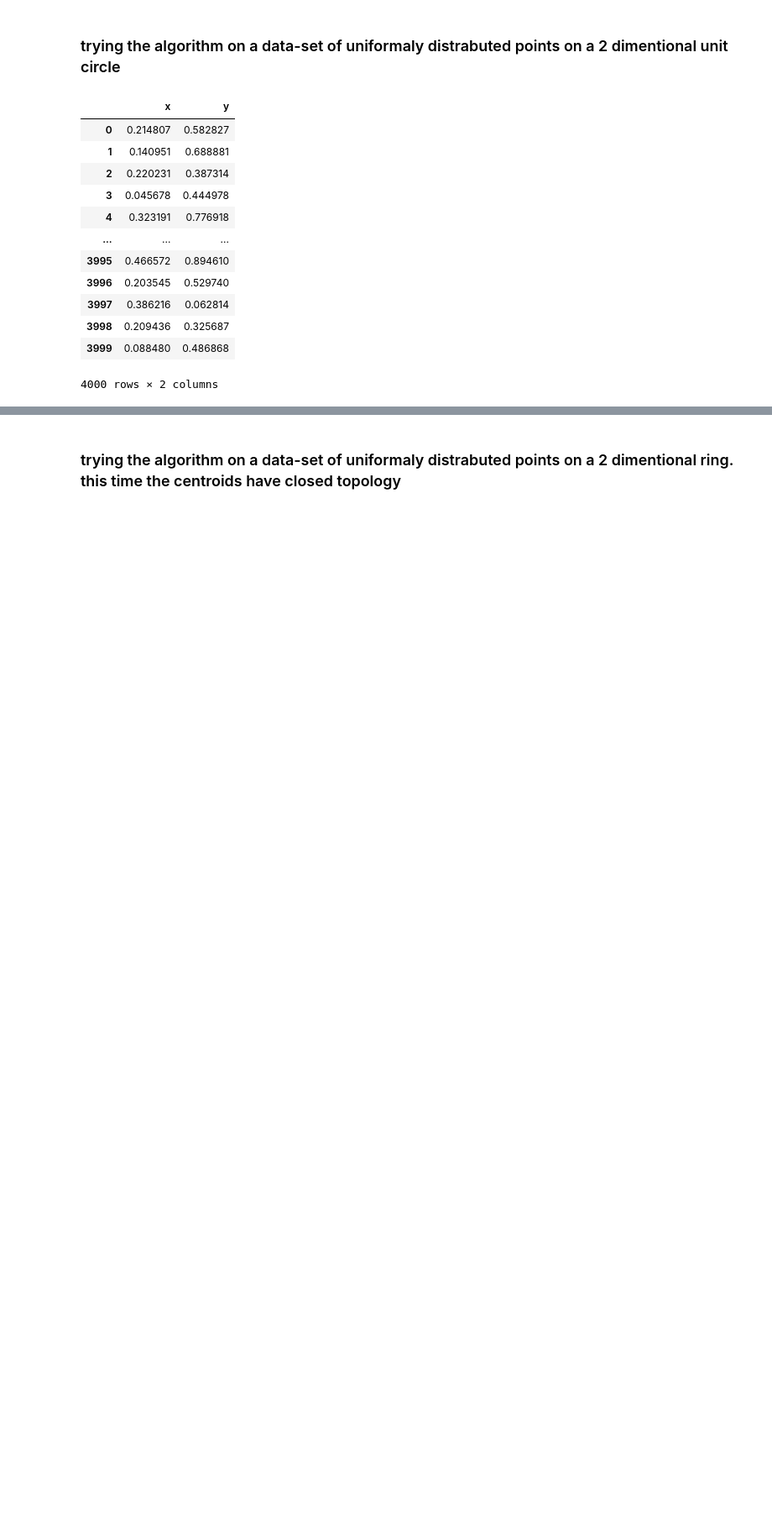
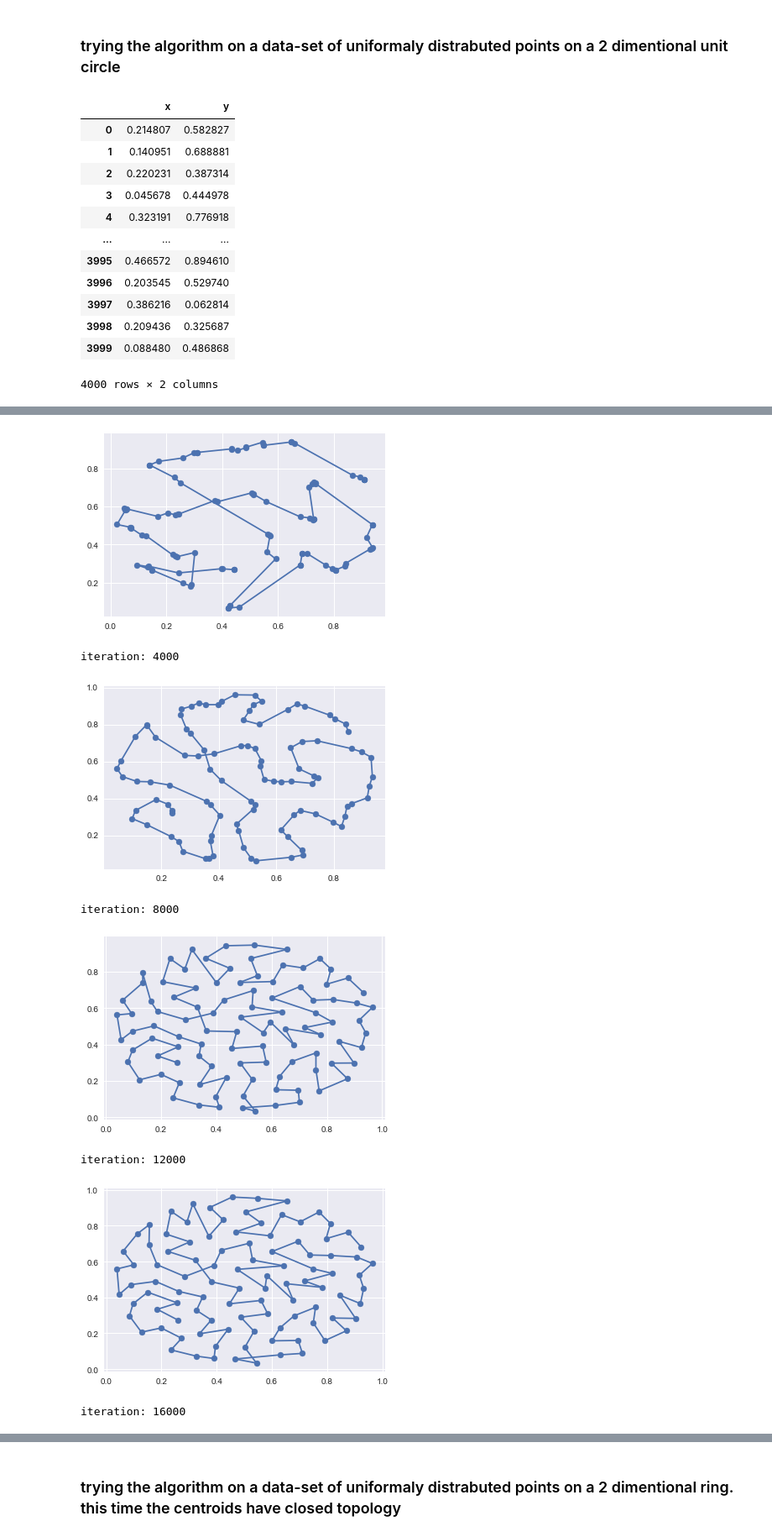
Before and after one commit to Israel0545488592/NeuralComputing2, a Jupyter notebook: Main_program .ipynb, the cells around one changed output, grey strips where cells are left out. Shown at 84% size. Cells and saved outputs as stored; diff of their text form; code cells hidden in the pictures; blank space fills up the shorter version.

```diff
--- a/Main_program .ipynb
+++ b/Main_program .ipynb
@@ -40,0 +62,12 @@ DataFrame([data[:, 0], data[:, 1]]).T.rename(columns = {0: 'x', 1:'y'})
+# %%
+som = SOM((100,), 0.7, 2, np.zeros(2))
+som.train(data, 0.001, 2)
+# %% [output]
+[figure, added]
+iteration: 4000
+[figure, added]
+iteration: 8000
+[figure, added]
+iteration: 12000
+[figure, added]
+iteration: 16000
```
Also changed, not shown: parts of 20 cells of this notebook, 2 other files.
